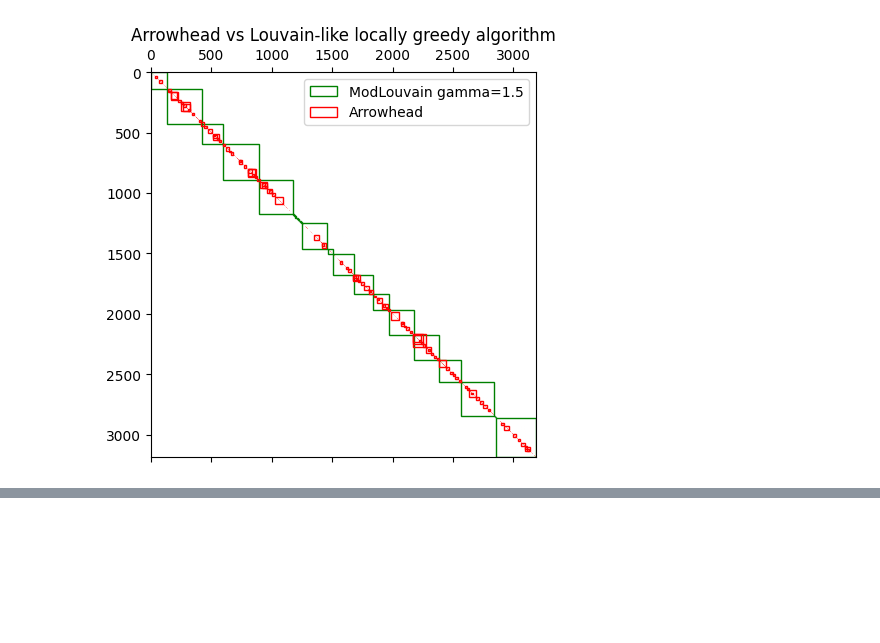
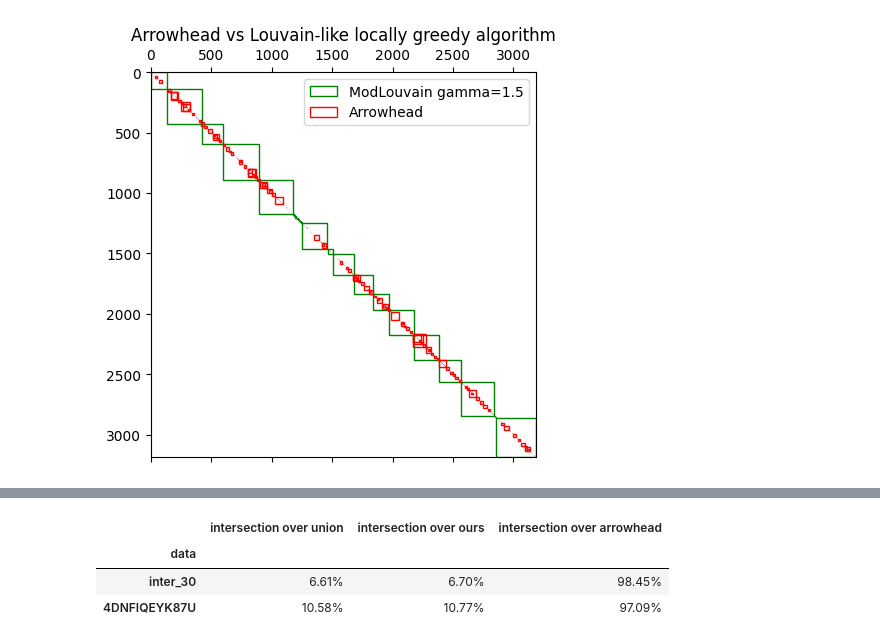
Before and after one commit to jakfol1217/genomics_proj2, a Jupyter notebook: Kamiński_Fołtyn_project2_clean.ipynb, the cells around one changed output, grey strips where cells are left out. Drawn from its saved outputs; the diff is of its cells as text; code cells hidden in the pictures; blank space fills up the shorter version.

Commit message:
add scores calculation

```diff
--- a/Kamiński_Fołtyn_project2_clean.ipynb
+++ b/Kamiński_Fołtyn_project2_clean.ipynb
@@ -445,17 +444,0 @@ save_communities(communities_pd, resolution, chromosome)
-# %%
-communities = pd.read_csv(
-    "communities_chr7_1.5_50000.bed",
-    sep="\t",
-    header=None,
-    comment="#",
-    names=["chr", "x1", "x2"],
-)
-# %%
-arrow_communities = pd.read_csv(
-    "chr7/50000_blocks.bedpe",
-    sep="\t",
-    header=None,
-    comment="#",
-    usecols=range(3),
-    names=["chr", "x1", "x2"],
-)
@@ -501,2 +444,0 @@ arrow_frame = geopandas.GeoDataFrame(arrow_series, columns=["geometry"])
-# %%
-union = comm_frame.overlay(arrow_frame, how="union", keep_geom_type=False).area.sum()
@@ -510,0 +553,15 @@ Jaccard index = 14.27%
+# %%
+scores = [
+    calculate_scores("inter_30", "1", 50_000, 1.5),
+    calculate_scores("4DNFIQEYK87U", "1", 50_000, 1.5),
+]
+# %%
+pd.options.display.float_format = "{:.2%}".format
+# pd.options.display.float_format = None
+
+pd.DataFrame(scores).set_index("data")
+# %% [output]
+|  | intersection over union | intersection over ours | intersection over arrowhead |
+| data |  |  |  |
+| inter_30 | 6.61% | 6.70% | 98.45% |
+| 4DNFIQEYK87U | 10.58% | 10.77% | 97.09% |
```
Also changed, not shown: parts of 16 cells of this notebook, 1 other file.
